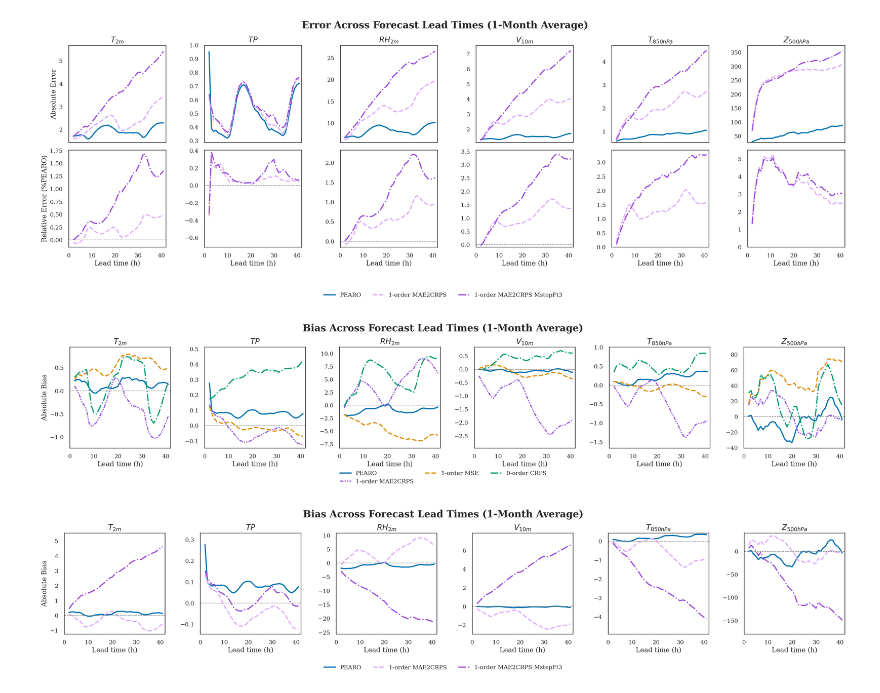
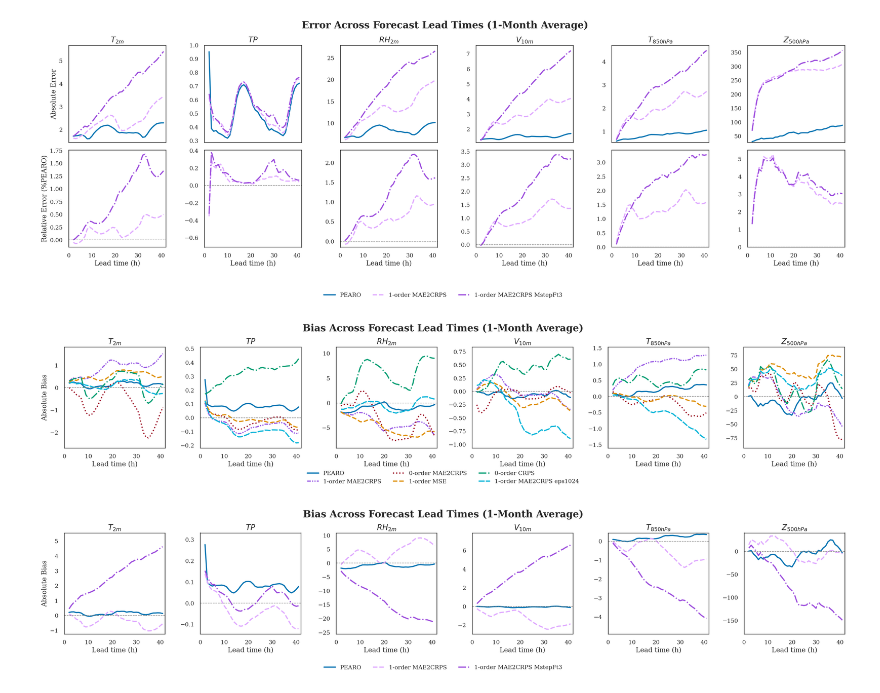
Before and after one commit to AdrienAudren/py4cast, a Jupyter notebook: EnsPlots.ipynb, the cells around one changed output. Drawn from its saved outputs; the diff is of its cells as text; code cells hidden in the pictures.

```diff
--- a/EnsPlots.ipynb
+++ b/EnsPlots.ipynb
@@ -201,16 +201,18 @@ for i, var in enumerate(vars):
     poesy = np.load(f"/scratch/audrena/py4cast_expe/titan_21var/mae2crps_1order_5em4_2M_2BS/june2023_test_poesy/pearo_error_plot_per_param_{var}.npy")
     mse_1order = np.load(f"/scratch/audrena/py4cast_expe/titan_21var/base_1order_5em4/june2023_test_poesy/preds_error_plot_per_param_{var}.npy")
     crps_0order = np.load(f"/scratch/audrena/py4cast_expe/titan_21var/crps_0order_5em4_2M_2BS/june2023_test_poesy/preds_error_plot_per_param_{var}.npy")
-    # mae2crps_0order = np.load(f"/scratch/audrena/py4cast_expe/titan_21var/mae2crps_0order_5em4_2M_2BS/june2023_test_poesy/preds_error_plot_per_param_{var}.npy")
-    mae2crps_1order = np.load(f"/scratch/audrena/py4cast_expe/titan_21var/mae2crps_1order_5em4_2M_2BS/june2023_test_poesy/preds_error_plot_per_param_{var}.npy")
+    mae2crps_0order = np.load(f"/scratch/audrena/py4cast_expe/titan_21var/mae2crps_0order_5em4_2M_2BS/june2023_test_poesy/preds_error_plot_per_param_{var}.npy")
+    mae2crps_1order = np.load(f"/scratch/audrena/py4cast_expe/titan_21var/mae2crps_1order_5em4_2M_2BS/june2023_test_poesy_epoch69/preds_error_plot_per_param_{var}.npy")
+    mae2crps_1order_eps1024 = np.load(f"/scratch/audrena/py4cast_expe/titan_21var/mae2crps_1order_5em4_2M_2BS_eps1024/june2023_test_poesy/preds_error_plot_per_param_{var}.npy")
 
 
     lines_abs = [
         (poesy, "PEARO", palette[0], linestyles[0]),
         (mae2crps_1order, "1-order MAE2CRPS", "#9b5de5", linestyles[5]),
-        # (mae2crps_0order, "0-order MAE2CRPS", "#9a031e", linestyles[3])
+        (mae2crps_0order, "0-order MAE2CRPS", "#9a031e", linestyles[3]),
         (mse_1order, "1-order MSE", palette[1], linestyles[1]),
         (crps_0order, "0-order CRPS", palette[2], linestyles[2]),
+        (mae2crps_1order_eps1024, "1-order MAE2CRPS eps1024", "#00b4d8", linestyles[4]),
     ]
 
     # if var == "pearo_t_850hpa":
@@ -243,14 +245,16 @@ for i, var in enumerate(vars):
     mae2crps_1order_rel = (mae2crps_1order - poesy) / poesy
     mse_1order_rel = (mse_1order - poesy) / poesy
     crps_0order_rel = (crps_0order - poesy) / poesy
-    # mae2crps_0order_rel = (mae2crps_0order - poesy) / poesy
+    mae2crps_0order_rel = (mae2crps_0order - poesy) / poesy
+    mae2crps_1order_eps1024_rel = (mae2crps_1order_eps1024 - poesy) / poesy
 
 
     lines_rel = [
         (mae2crps_1order_rel, "1-order MAE2CRPS", "#9b5de5", linestyles[5]),
-        # (mae2crps_0order_rel, "0-order MAE2CRPS", "#9a031e", linestyles[3])]
+        (mae2crps_0order_rel, "0-order MAE2CRPS", "#9a031e", linestyles[3]),
         (mse_1order_rel, "1-order MSE", palette[1], linestyles[1]),
         (crps_0order_rel, "0-order CRPS", palette[2], linestyles[2]),
+        (mae2crps_1order_eps1024_rel, "1-order MAE2CRPS eps1024", "#00b4d8", linestyles[4]),
     ]
 
     # if var == "pearo_t_850hpa":
@@ -504,15 +508,18 @@ for i, var in enumerate(vars):
     poesy = np.load(f"/scratch/audrena/py4cast_expe/titan_21var/mae2crps_1order_5em4_2M_2BS/june2023_test_poesy/pearo_bias_plot_per_param_{var}.npy")
     mse_1order = np.load(f"/scratch/audrena/py4cast_expe/titan_21var/base_1order_5em4/june2023_test_poesy/preds_bias_plot_per_param_{var}.npy")
     crps_0order = np.load(f"/scratch/audrena/py4cast_expe/titan_21var/crps_0order_5em4_2M_2BS/june2023_test_poesy/preds_bias_plot_per_param_{var}.npy")
-    # mae2crps_0order = np.load(f"/scratch/audrena/py4cast_expe/titan_21var/mae2crps_0order_5em4_2M_2BS/june2023_test_poesy/preds_bias_plot_per_param_{var}.npy")
-    mae2crps_1order = np.load(f"/scratch/audrena/py4cast_expe/titan_21var/mae2crps_1order_5em4_2M_2BS/june2023_test_poesy/preds_bias_plot_per_param_{var}.npy")
+    mae2crps_0order = np.load(f"/scratch/audrena/py4cast_expe/titan_21var/mae2crps_0order_5em4_2M_2BS/june2023_test_poesy/preds_bias_plot_per_param_{var}.npy")
+    mae2crps_1order = np.load(f"/scratch/audrena/py4cast_expe/titan_21var/mae2crps_1order_5em4_2M_2BS/june2023_test_poesy_epoch69/preds_bias_plot_per_param_{var}.npy")
+    mae2crps_1order_eps1024 = np.load(f"/scratch/audrena/py4cast_expe/titan_21var/mae2crps_1order_5em4_2M_2BS_eps1024/june2023_test_poesy/preds_bias_plot_per_param_{var}.npy")
+
 
     lines_abs = [
         (poesy, "PEARO", palette[0], linestyles[0]),
         (mae2crps_1order, "1-order MAE2CRPS", "#9b5de5", linestyles[5]),
-        # (mae2crps_0order, "0-order MAE2CRPS", "#9a031e", linestyles[3])
+        (mae2crps_0order, "0-order MAE2CRPS", "#9a031e", linestyles[3]),
         (mse_1order, "1-order MSE", palette[1], linestyles[1]),
         (crps_0order, "0-order CRPS", palette[2], linestyles[2]),
+        (mae2crps_1order_eps1024, "1-order MAE2CRPS eps1024", "#00b4d8", linestyles[4]),
     ]
 
     # if var == "pearo_t_850hpa":
@@ -540,34 +547,34 @@ for i, var in enumerate(vars):
     ax.set_xlim(0, 42)
 
     ymax = max(max([np.max(d) for d, *_ in lines_abs]),0) *1.2
     ymin = min(min([np.min(d) for d, *_ in lines_abs]),0) *1.2
 
     ax.set_ylim(ymin, ymax)
     ax.axhline(0, color="gray", linestyle="--", linewidth=1)
     # Capture legend once
     if handles is None and var == "pearo_t2m_2m":
         handles, labels = ax.get_legend_handles_labels()
 
     ax.get_legend().remove()
     ax.set_aspect(aspect='auto')
     ax.set_box_aspect(1)
 
 # ---------------------------
 # Global layout and legend
 # ---------------------------
 fig.suptitle("Bias Across Forecast Lead Times (1-Month Average)", fontsize=20, weight="bold", y=1.1)
 fig.legend(handles, labels, loc="lower center", ncol=3, frameon=False, fontsize=12, bbox_to_anchor=(0.5, -0.1))
 
 plt.tight_layout()
 plt.subplots_adjust(bottom=0.2, top=0.93)
 
 # ---------------------------
 # Save figure
 # ---------------------------
 plt.savefig("Bias_absolute_comparison.png", bbox_inches="tight", dpi=300)
 plt.show()
 # %% [output]
-[figure, old version]
+[figure, new version]
 # %%
 import matplotlib.pyplot as plt
 import seaborn as sns
```
Also changed, not shown: parts of 1 cell of this notebook, 7 other files.
